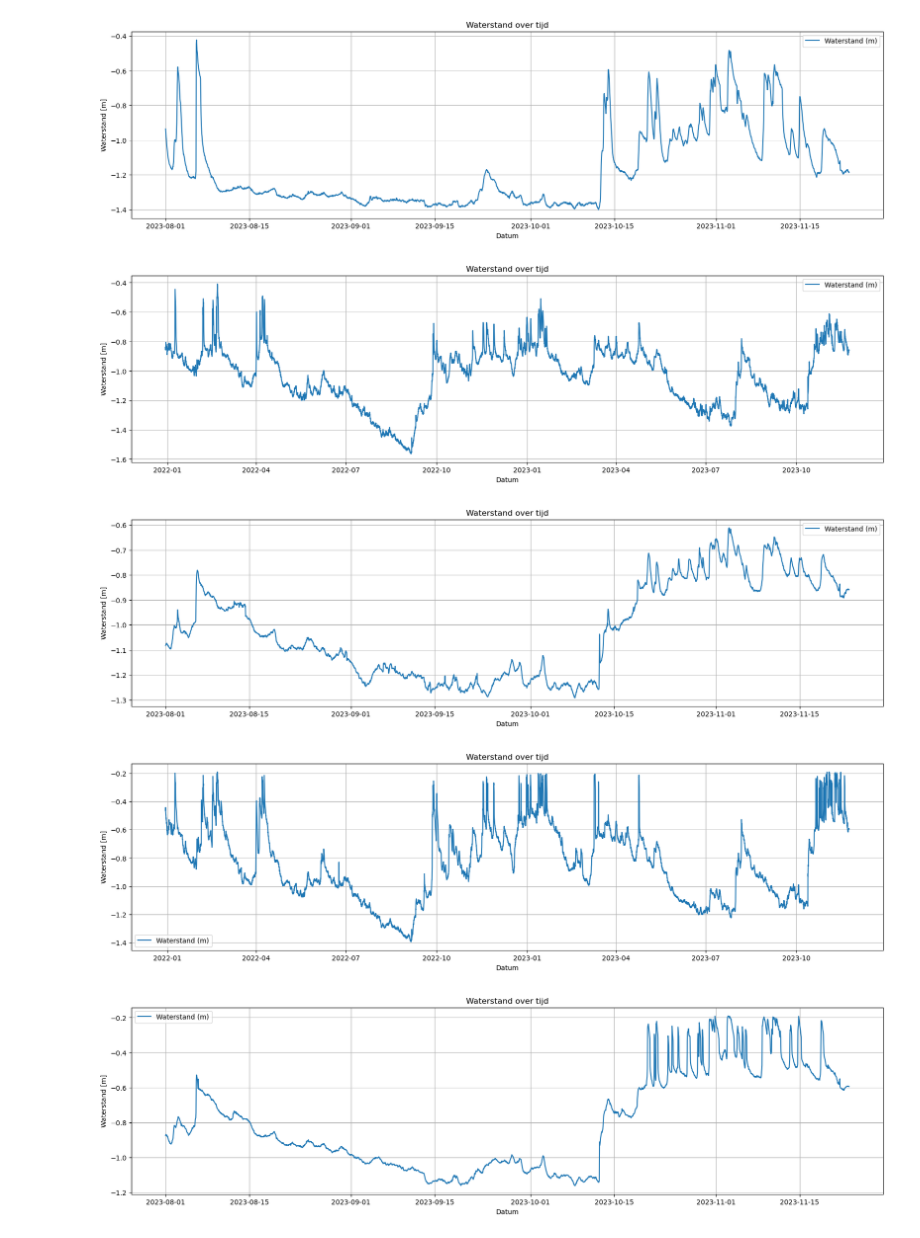
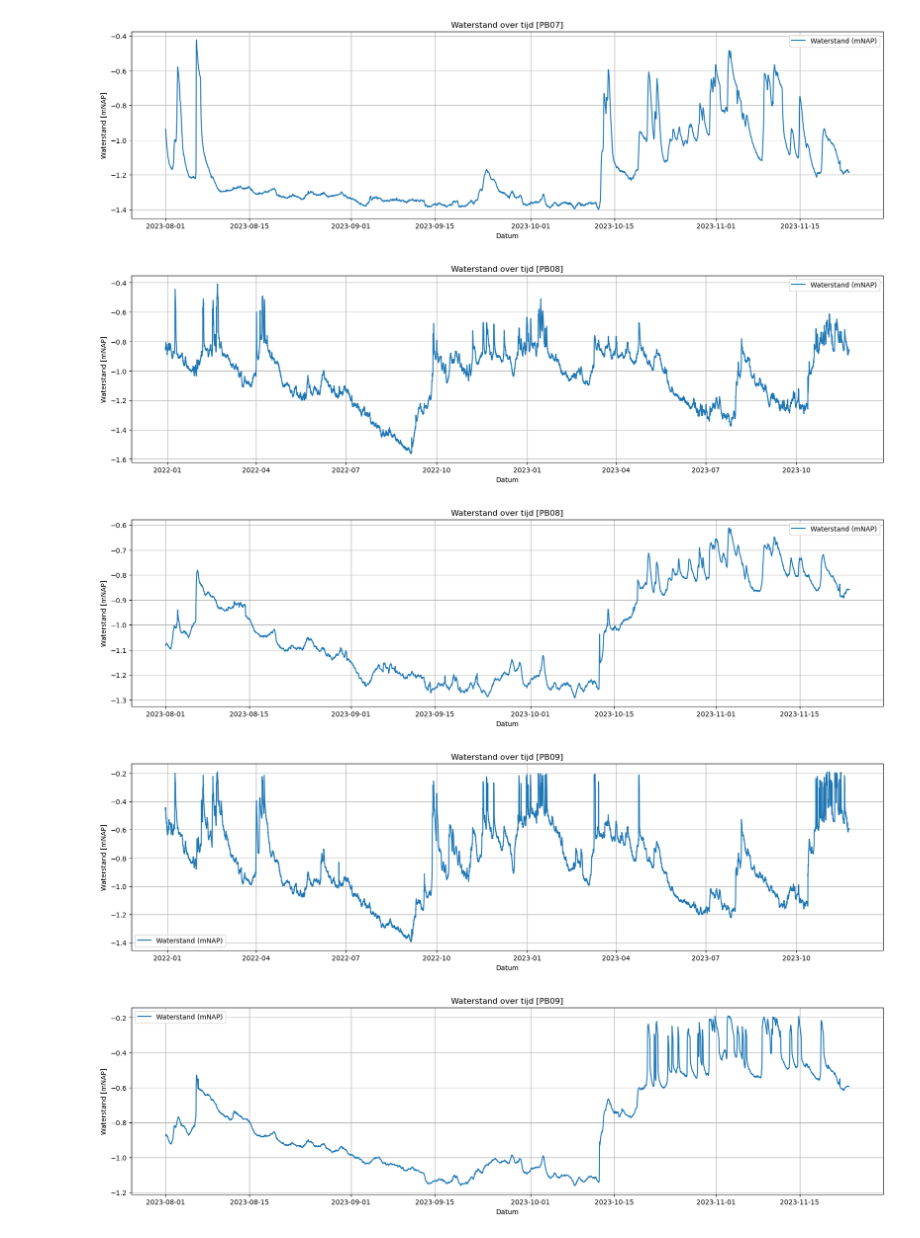
Before and after one commit to Dim277/Casus_waterbergende_weg, a Jupyter notebook: Peilbuizen_Plot.ipynb, the cells around one changed output. Drawn from its saved outputs; the diff is of its cells as text; code cells hidden in the pictures.

```diff
--- a/Peilbuizen_Plot.ipynb
+++ b/Peilbuizen_Plot.ipynb
@@ -136,29 +136,29 @@ plt.show()
 # %%
 import pandas as pd
 import matplotlib.pyplot as plt
 
 # Lees CSV-bestand in met puntkomma als scheidingsteken voor het zevende bestand (PB07)
 df_PB07 = pd.read_csv('PB07_01112022_01122023.csv', skipinitialspace=True, header=0, sep=';')
 
 # Maak een datum kolom voor het zevende DataFrame
 df_PB07['DateTime'] = pd.to_datetime(df_PB07['result_timestamp'], format='%d-%m-%Y %H:%M')
 
 # Filter het DataFrame op het gewenste tijdsinterval (van maand 10 in 2022 tot maand 4 in 2023)
 start_date = pd.to_datetime('2023-08-01')
 end_date = pd.to_datetime('2023-11-30')
 df_filtered = df_PB07[(df_PB07['DateTime'] >= start_date) & (df_PB07['DateTime'] <= end_date)]
 
 # Plot de DateTime tegenover het water_level
 plt.figure(figsize=(20, 5))
-plt.plot(df_filtered["DateTime"], df_filtered["water_level"], label="Waterstand (m)")
-plt.title("Waterstand over tijd")
+plt.plot(df_filtered["DateTime"], df_filtered["water_level"], label="Waterstand (mNAP)")
+plt.title("Waterstand over tijd [PB07]")
 plt.xlabel("Datum")
-plt.ylabel("Waterstand [m]")
+plt.ylabel("Waterstand [mNAP]")
 plt.grid(True)
 plt.legend()
 plt.show()
 # %% [output]
-[figure, old version]
+[figure, new version]
 # %%
 #PB08
 # %%
@@ -178,15 +178,15 @@ df_PB08['DateTime'] = pd.to_datetime(df_PB08['result_timestamp'], format='%d-%m-
 
 # Plot de DateTime tegenover het water_level
 plt.figure(figsize=(20, 5))
-plt.plot(df_PB08["DateTime"], df_PB08["water_level"], label="Waterstand (m)")
-plt.title("Waterstand over tijd")
+plt.plot(df_PB08["DateTime"], df_PB08["water_level"], label="Waterstand (mNAP)")
+plt.title("Waterstand over tijd [PB08]")
 plt.xlabel("Datum")
-plt.ylabel("Waterstand [m]")
+plt.ylabel("Waterstand [mNAP]")
 plt.grid(True)
 plt.legend()
 plt.show()
 # %% [output]
-[figure, old version]
+[figure, new version]
 # %%
 import pandas as pd
 import matplotlib.pyplot as plt
@@ -204,15 +204,15 @@ df_filtered = df_PB08[(df_PB08['DateTime'] >= start_date) & (df_PB08['DateTime']
 
 # Plot de DateTime tegenover het water_level
 plt.figure(figsize=(20, 5))
-plt.plot(df_filtered["DateTime"], df_filtered["water_level"], label="Waterstand (m)")
-plt.title("Waterstand over tijd")
+plt.plot(df_filtered["DateTime"], df_filtered["water_level"], label="Waterstand (mNAP)")
+plt.title("Waterstand over tijd [PB08]")
 plt.xlabel("Datum")
-plt.ylabel("Waterstand [m]")
+plt.ylabel("Waterstand [mNAP]")
 plt.grid(True)
 plt.legend()
 plt.show()
 # %% [output]
-[figure, old version]
+[figure, new version]
 # %%
 #PB09
 # %%
@@ -232,15 +232,15 @@ df_PB09['DateTime'] = pd.to_datetime(df_PB09['result_timestamp'], format='%d-%m-
 
 # Plot de DateTime tegenover het water_level
 plt.figure(figsize=(20, 5))
-plt.plot(df_PB09["DateTime"], df_PB09["water_level"], label="Waterstand (m)")
-plt.title("Waterstand over tijd")
+plt.plot(df_PB09["DateTime"], df_PB09["water_level"], label="Waterstand (mNAP)")
+plt.title("Waterstand over tijd [PB09]")
 plt.xlabel("Datum")
-plt.ylabel("Waterstand [m]")
+plt.ylabel("Waterstand [mNAP]")
 plt.grid(True)
 plt.legend()
 plt.show()
 # %% [output]
-[figure, old version]
+[figure, new version]
 # %%
 import pandas as pd
 import matplotlib.pyplot as plt
@@ -258,15 +258,15 @@ df_filtered = df_PB09[(df_PB09['DateTime'] >= start_date) & (df_PB09['DateTime']
 
 # Plot de DateTime tegenover het water_level
 plt.figure(figsize=(20, 5))
-plt.plot(df_filtered["DateTime"], df_filtered["water_level"], label="Waterstand (m)")
-plt.title("Waterstand over tijd")
+plt.plot(df_filtered["DateTime"], df_filtered["water_level"], label="Waterstand (mNAP)")
+plt.title("Waterstand over tijd [PB09]")
 plt.xlabel("Datum")
-plt.ylabel("Waterstand [m]")
+plt.ylabel("Waterstand [mNAP]")
 plt.grid(True)
 plt.legend()
 plt.show()
 # %% [output]
-[figure, old version]
+[figure, new version]
 # %%
 #PB10
 # %%
```
Also changed, not shown: parts of 7 cells of this notebook.
